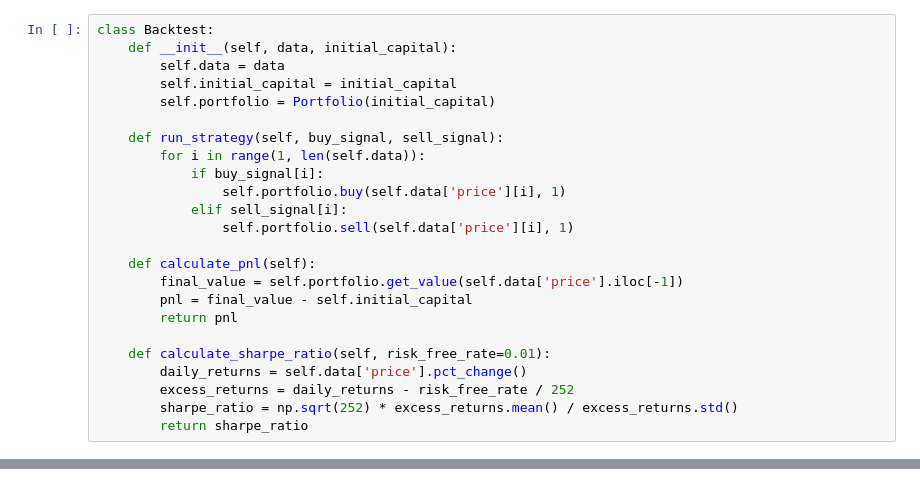
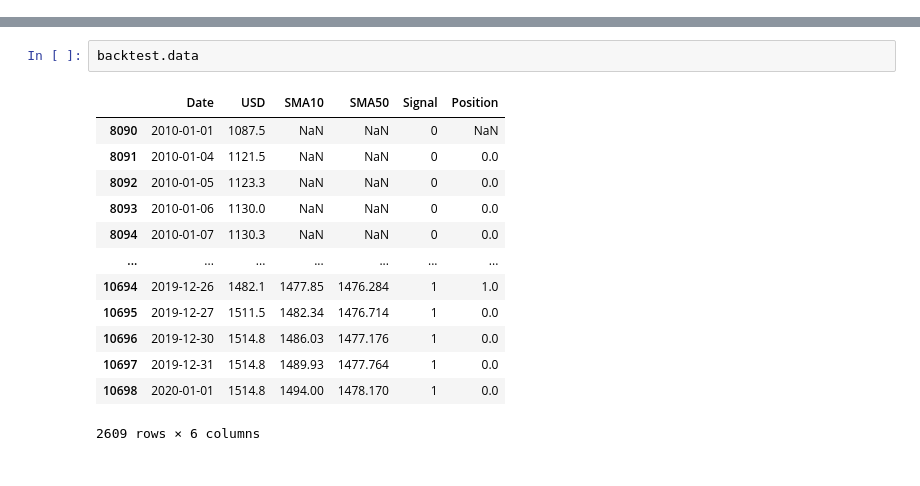
Before and after one commit to XiaoYunhan/Gold-CTA-Strategy, a Jupyter notebook: Strategy.ipynb, the cells around one changed output, grey strips where cells are left out. Saved outputs shown, nothing was run; the diff lists cells and outputs as text.

```diff
--- a/Strategy.ipynb
+++ b/Strategy.ipynb
@@ -30,24 +37,0 @@ class Portfolio:
-# %%
-class Backtest:
-    def __init__(self, data, initial_capital):
-        self.data = data
-        self.initial_capital = initial_capital
-        self.portfolio = Portfolio(initial_capital)
-
-    def run_strategy(self, buy_signal, sell_signal):
-        for i in range(1, len(self.data)):
-            if buy_signal[i]:
-                self.portfolio.buy(self.data['price'][i], 1)
-            elif sell_signal[i]:
-                self.portfolio.sell(self.data['price'][i], 1)
-
-    def calculate_pnl(self):
-        final_value = self.portfolio.get_value(self.data['price'].iloc[-1])
-        pnl = final_value - self.initial_capital
-        return pnl
-
-    def calculate_sharpe_ratio(self, risk_free_rate=0.01):
-        daily_returns = self.data['price'].pct_change()
-        excess_returns = daily_returns - risk_free_rate / 252
-        sharpe_ratio = np.sqrt(252) * excess_returns.mean() / excess_returns.std()
-        return sharpe_ratio
@@ -79,0 +130,16 @@ print(f"Sharpe Ratio: {sharpe_ratio}")
+# %%
+backtest.data
+# %% [output]
+|  | Date | USD | SMA10 | SMA50 | Signal | Position |
+| 8090 | 2010-01-01 | 1087.5 | NaN | NaN | 0 | NaN |
+| 8091 | 2010-01-04 | 1121.5 | NaN | NaN | 0 | 0.0 |
+| 8092 | 2010-01-05 | 1123.3 | NaN | NaN | 0 | 0.0 |
+| 8093 | 2010-01-06 | 1130.0 | NaN | NaN | 0 | 0.0 |
+| 8094 | 2010-01-07 | 1130.3 | NaN | NaN | 0 | 0.0 |
+| ... | ... | ... | ... | ... | ... | ... |
+| 10694 | 2019-12-26 | 1482.1 | 1477.85 | 1476.284 | 1 | 1.0 |
+| 10695 | 2019-12-27 | 1511.5 | 1482.34 | 1476.714 | 1 | 0.0 |
+| 10696 | 2019-12-30 | 1514.8 | 1486.03 | 1477.176 | 1 | 0.0 |
+| 10697 | 2019-12-31 | 1514.8 | 1489.93 | 1477.764 | 1 | 0.0 |
+| 10698 | 2020-01-01 | 1514.8 | 1494.00 | 1478.170 | 1 | 0.0 |
+2609 rows × 6 columns
```
Also changed, not shown: parts of 5 cells of this notebook.
